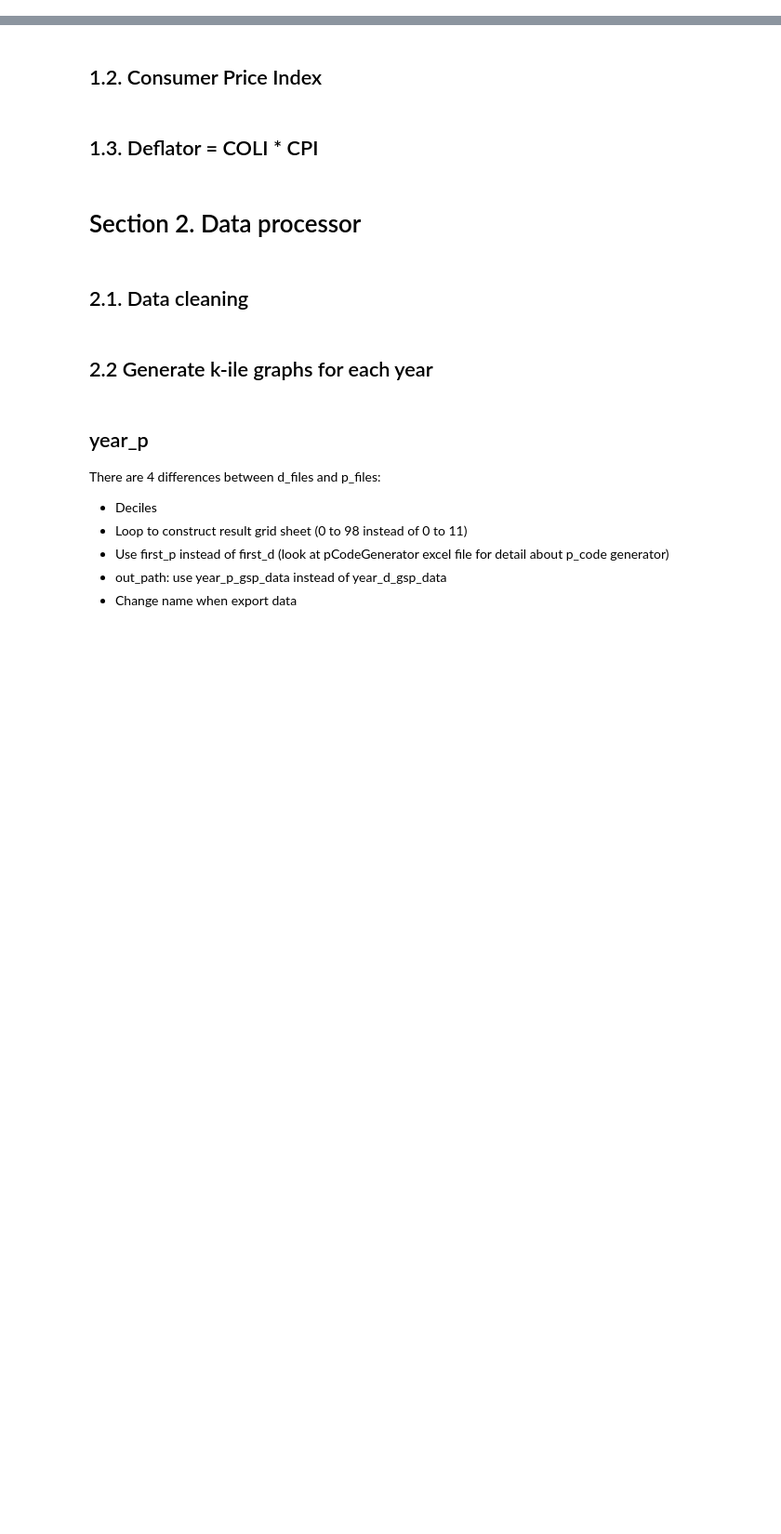
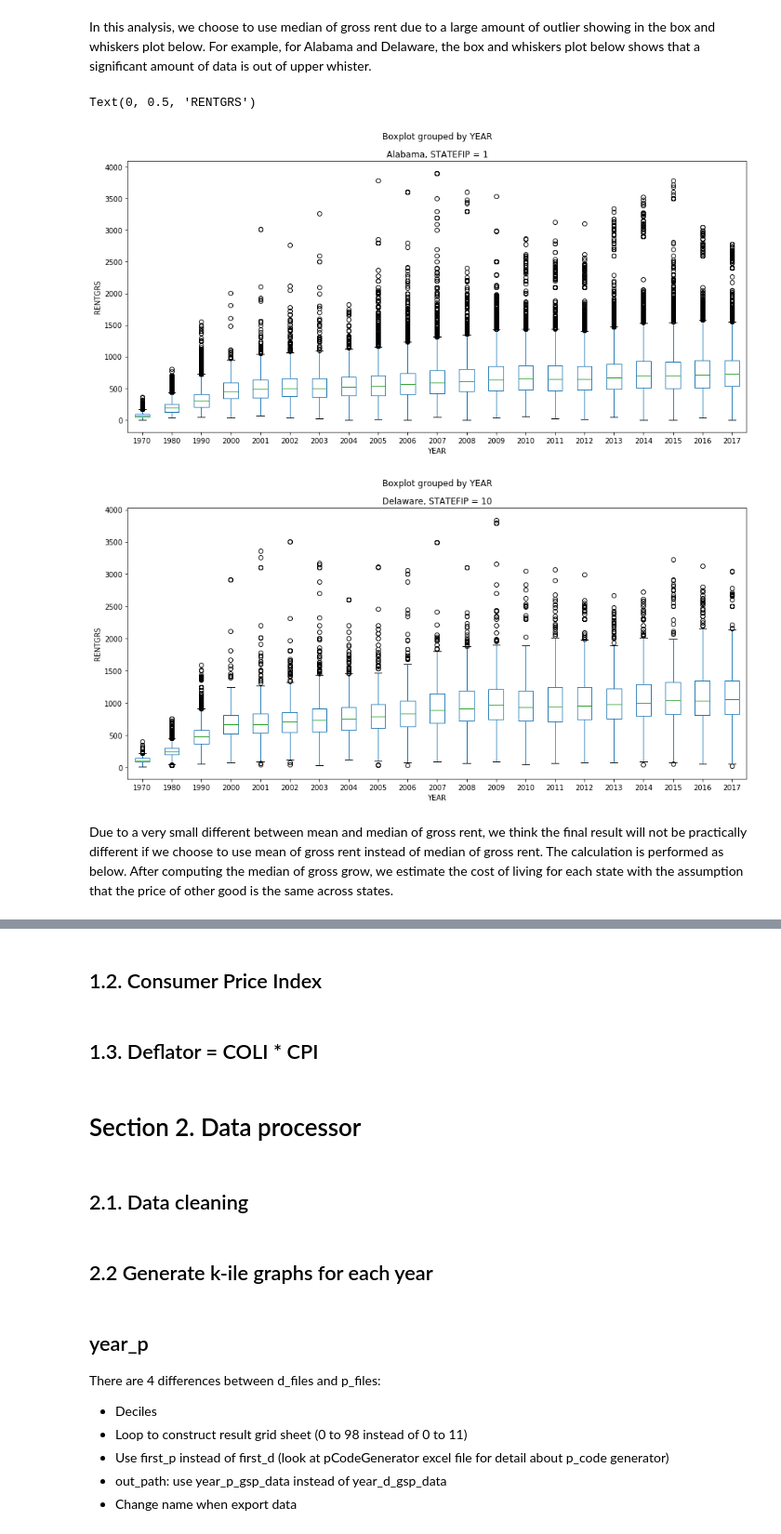
Before and after one commit to sangttruong/incomevis, a Jupyter notebook: main.ipynb, the cells around one changed output, grey strips where cells are left out. Shown at 93% size. Cells and saved outputs as stored; diff of their text form; code cells hidden in the pictures; blank space fills up the shorter version.

```diff
--- a/main.ipynb
+++ b/main.ipynb
@@ -230,0 +62,4 @@ avgCOLI = avgCOLI.rename(columns = {0: "AVG_COLI"})
+# %%
+# Import raw housing cost
+raw_housing = pd.read_csv(in_path + "raw_housing.csv")
+raw_housing.head(10)
@@ -230,0 +93,7 @@ avgCOLI = avgCOLI.rename(columns = {0: "AVG_COLI"})
+# %%
+# Eliminate RENTGRS = 0
+raw_housing = raw_housing[raw_housing.RENTGRS > 0]
+
+# Select the household head
+raw_housing = raw_housing[raw_housing.RELATE == 1]
+raw_housing = raw_housing.drop(columns = ['RELATE'])
@@ -230,0 +152,20 @@ avgCOLI = avgCOLI.rename(columns = {0: "AVG_COLI"})
+# %% [markdown]
+In this analysis, we choose to use median of gross rent due to a large amount of outlier showing in the box and whiskers plot below. For example, for Alabama and Delaware, the box and whiskers plot below shows that a significant amount of data is out of upper whister.
+# %%
+state1 = raw_housing[raw_housing.STATEFIP == 1]
+state1.boxplot(column='RENTGRS', by = 'YEAR', grid = False, figsize = (15,7), showfliers = True) # This is Pandas boxplot
+plt.title('Alabama, STATEFIP = 1')
+plt.xlabel('YEAR')
+plt.ylabel('RENTGRS')
+
+state10 = raw_housing[raw_housing.STATEFIP == 10]
+state10.boxplot(column='RENTGRS', by = 'YEAR', grid = False, figsize = (15,7))
+plt.title('Delaware, STATEFIP = 10')
+plt.xlabel('YEAR')
+plt.ylabel('RENTGRS')
+# %% [output]
+Text(0, 0.5, 'RENTGRS')
+[figure, added]
+[figure, added]
+# %% [markdown]
+Due to a very small different between mean and median of gross rent, we think the final result will not be practically different if we choose to use mean of gross rent instead of median of gross rent. The calculation is performed as below. After computing the median of gross grow, we estimate the cost of living for each state with the assumption that the price of other good is the same across states.
```
Also changed, not shown: parts of 58 cells of this notebook.
